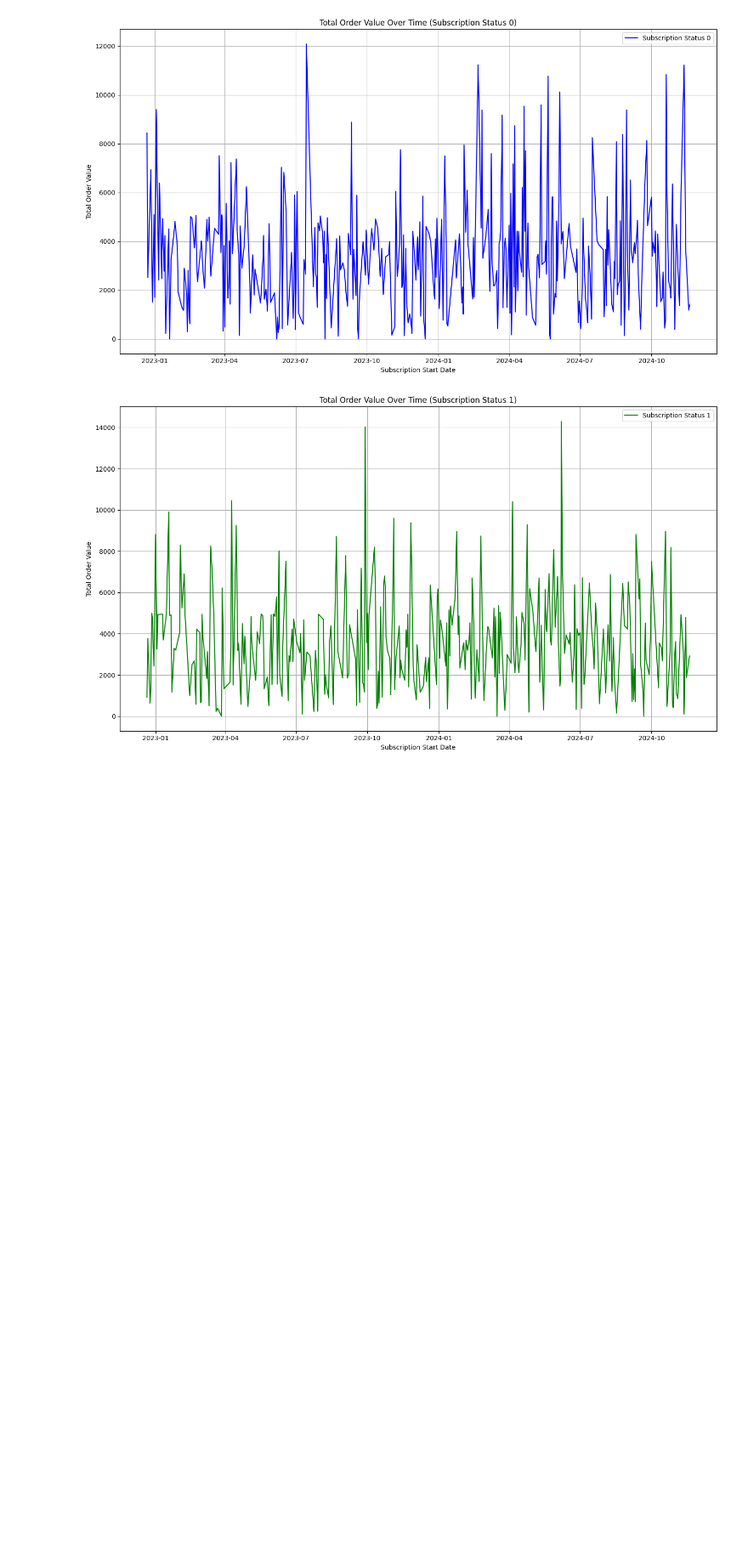
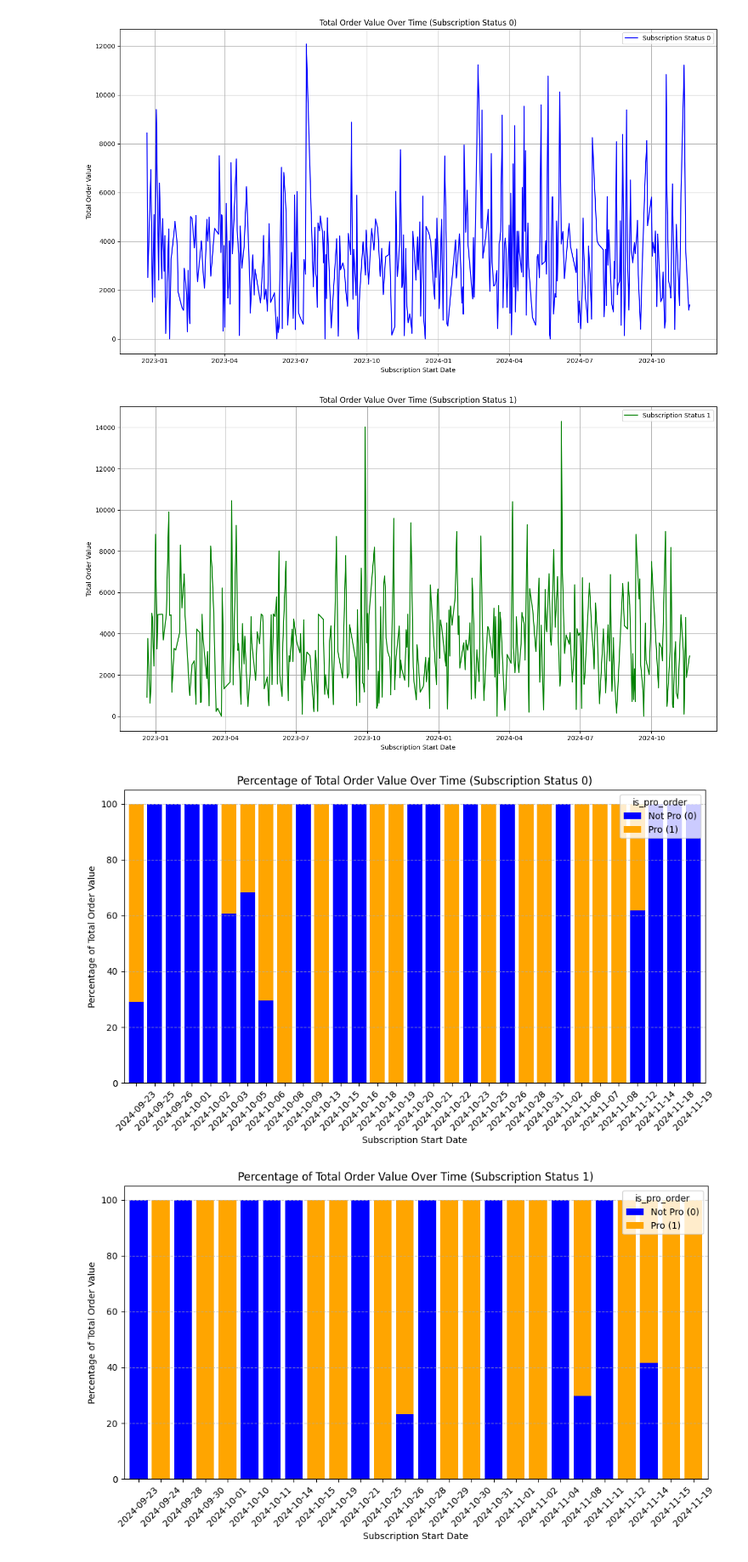
Before and after one commit to hanieranjbar/snappfood_task, a Jupyter notebook: 1stpythontaskEDA.ipynb, the cells around one changed output. Shown at 85% size. Saved outputs shown, nothing was run; the diff lists cells and outputs as text; code cells hidden in the pictures; blank space fills up the shorter version.

```diff
--- a/1stpythontaskEDA.ipynb
+++ b/1stpythontaskEDA.ipynb
@@ -131,3 +128,69 @@ plt.show()
 # %% [output]
 [figure]
 [figure]
+# %%
+import pandas as pd
+import matplotlib.pyplot as plt
+
+file_path = "foodpro_users.csv"
+data = pd.read_csv(file_path)
+
+data['subscription_start'] = pd.to_datetime(data['subscription_start'])
+
+three_months_ago = pd.Timestamp.now() - pd.DateOffset(months=3)
+data = data[data['subscription_start'] >= three_months_ago]
+
+data['subscription_start'] = data['subscription_start'].dt.strftime('%Y-%m-%d')
+
+data_0 = data[data['subscription_status'] == 0]
+data_1 = data[data['subscription_status'] == 1]
+
+data_0_grouped = data_0.groupby(['subscription_start', 'is_pro_order'])['total_order_value'].sum().reset_index()
+data_0_total = data_0_grouped.groupby('subscription_start')['total_order_value'].transform('sum')
+data_0_grouped['percentage'] = (data_0_grouped['total_order_value'] / data_0_total) * 100
+
+data_1_grouped = data_1.groupby(['subscription_start', 'is_pro_order'])['total_order_value'].sum().reset_index()
+data_1_total = data_1_grouped.groupby('subscription_start')['total_order_value'].transform('sum')
+data_1_grouped['percentage'] = (data_1_grouped['total_order_value'] / data_1_total) * 100
+
+metrics_0_pivot = data_0_grouped.pivot(index='subscription_start', columns='is_pro_order', values='percentage').fillna(0)
+metrics_1_pivot = data_1_grouped.pivot(index='subscription_start', columns='is_pro_order', values='percentage').fillna(0)
+
+plt.figure(figsize=(10, 6))
+metrics_0_pivot.plot(
+    kind='bar',
+    stacked=True,
+    color=['blue', 'orange'],
+    figsize=(10, 6),
+    width=0.8,
+    ax=plt.gca()
+)
+plt.title('Percentage of Total Order Value Over Time (Subscription Status 0)')
+plt.xlabel('Subscription Start Date')
+plt.ylabel('Percentage of Total Order Value')
+plt.legend(title='is_pro_order', labels=['Not Pro (0)', 'Pro (1)'])
+plt.xticks(rotation=45)
+plt.grid(axis='y', linestyle='--', alpha=0.7)
+plt.tight_layout()
+plt.show()
+
+plt.figure(figsize=(10, 6))
+metrics_1_pivot.plot(
+    kind='bar',
+    stacked=True,
+    color=['blue', 'orange'],
+    figsize=(10, 6),
+    width=0.8,
+    ax=plt.gca()
+)
+plt.title('Percentage of Total Order Value Over Time (Subscription Status 1)')
+plt.xlabel('Subscription Start Date')
+plt.ylabel('Percentage of Total Order Value')
+plt.legend(title='is_pro_order', labels=['Not Pro (0)', 'Pro (1)'])
+plt.xticks(rotation=45)
+plt.grid(axis='y', linestyle='--', alpha=0.7)
+plt.tight_layout()
+plt.show()
+# %% [output]
+[figure, added]
+[figure, added]
```
Also changed, not shown: parts of 6 cells of this notebook.
